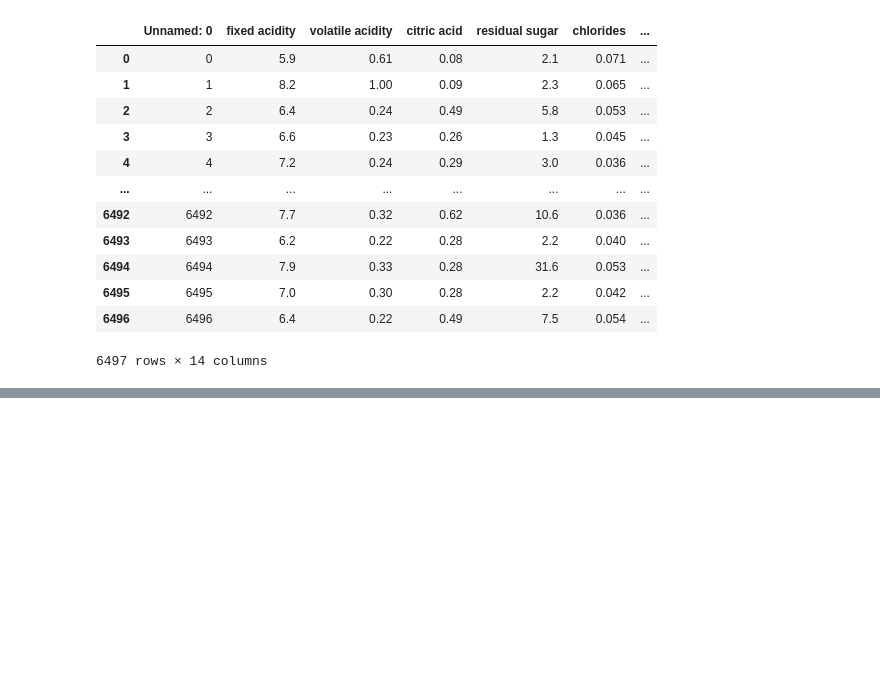
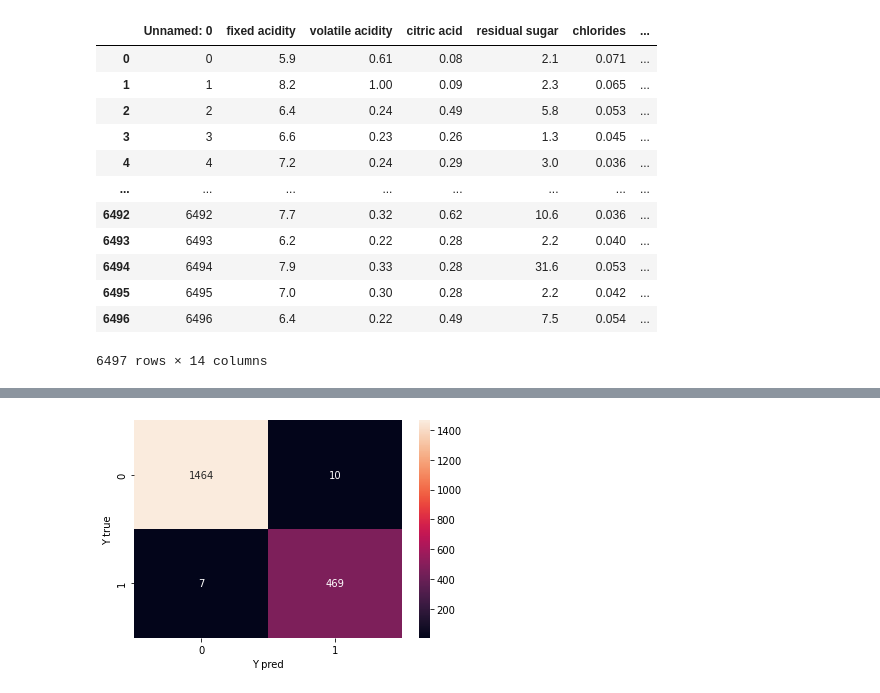
Before and after one commit to davialvesguerra/trainee-iee, a Jupyter notebook: 3º_Período.ipynb, the cells around one changed output, grey strips where cells are left out. Cells and saved outputs as stored; diff of their text form; code cells hidden in the pictures; blank space fills up the shorter version.

```diff
--- a/3º_Período.ipynb
+++ b/3º_Período.ipynb
@@ -104,0 +112,8 @@ from sklearn.neighbors import KNeighborsRegressor
+# %%
+X = df.iloc[:,[1,2,3,4,5,6,7,8,9,10,11]]
+
+pca = PCA(n_components=9)
+scaler = StandardScaler()
+
+X = scaler.fit_transform(X)
+X = pca.fit_transform(X)
@@ -104,0 +138,6 @@ from sklearn.neighbors import KNeighborsRegressor
+# %%
+ax = sns.heatmap(conf_matrix, annot=True,  fmt='g')
+ax.set(xlabel='Y pred', ylabel='Y true')
+plt.show()
+# %% [output]
+[figure, added]
```
Also changed, not shown: parts of 26 cells of this notebook.
